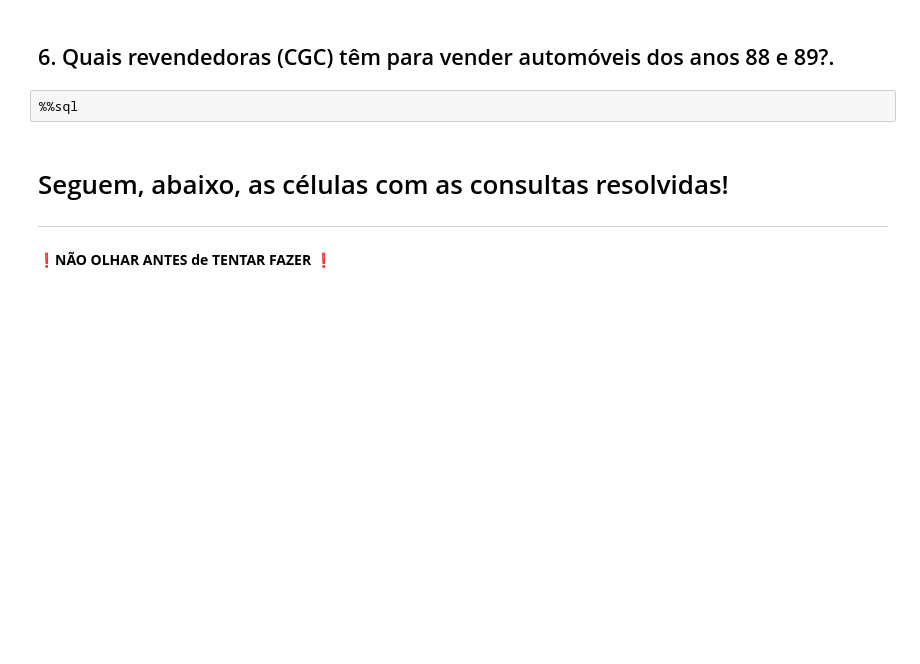
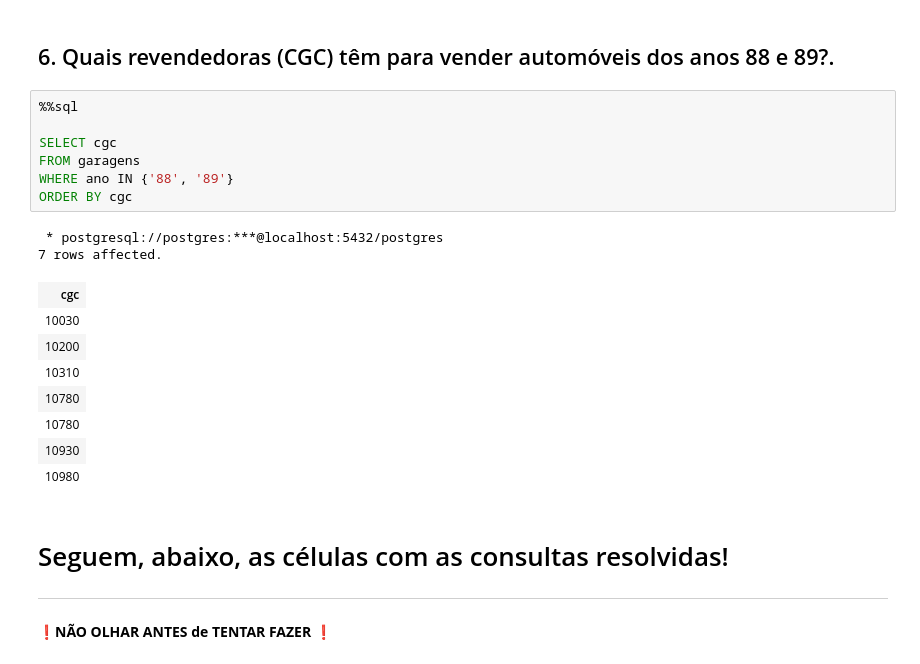
Before and after one commit to jullyon/PUC, a Jupyter notebook: banco-de-dados/BD_Aula1.ipynb, the cells around one changed output. Cells and saved outputs as stored; diff of their text form; blank space fills up the shorter version.

```diff
--- a/banco-de-dados/BD_Aula1.ipynb
+++ b/banco-de-dados/BD_Aula1.ipynb
@@ -177,7 +243,23 @@ UsageError: %%sql is a cell magic, but the cell body is empty. Did you mean the
 # %% [markdown]
 ## 6. Quais revendedoras (CGC) têm para vender automóveis dos anos 88 e 89?.
-# %%
-%%sql
+# %%
+%%sql
+
+SELECT cgc
+FROM garagens
+WHERE ano IN {'88', '89'}
+ORDER BY cgc
+# %% [output]
+ * postgresql://postgres:***@localhost:5432/postgres
+7 rows affected.
+| cgc |
+| 10030 |
+| 10200 |
+| 10310 |
+| 10780 |
+| 10780 |
+| 10930 |
+| 10980 |
 # %% [markdown]
 # Seguem, abaixo, as células com as consultas resolvidas!
 
```
Also changed, not shown: parts of 9 cells of this notebook.
